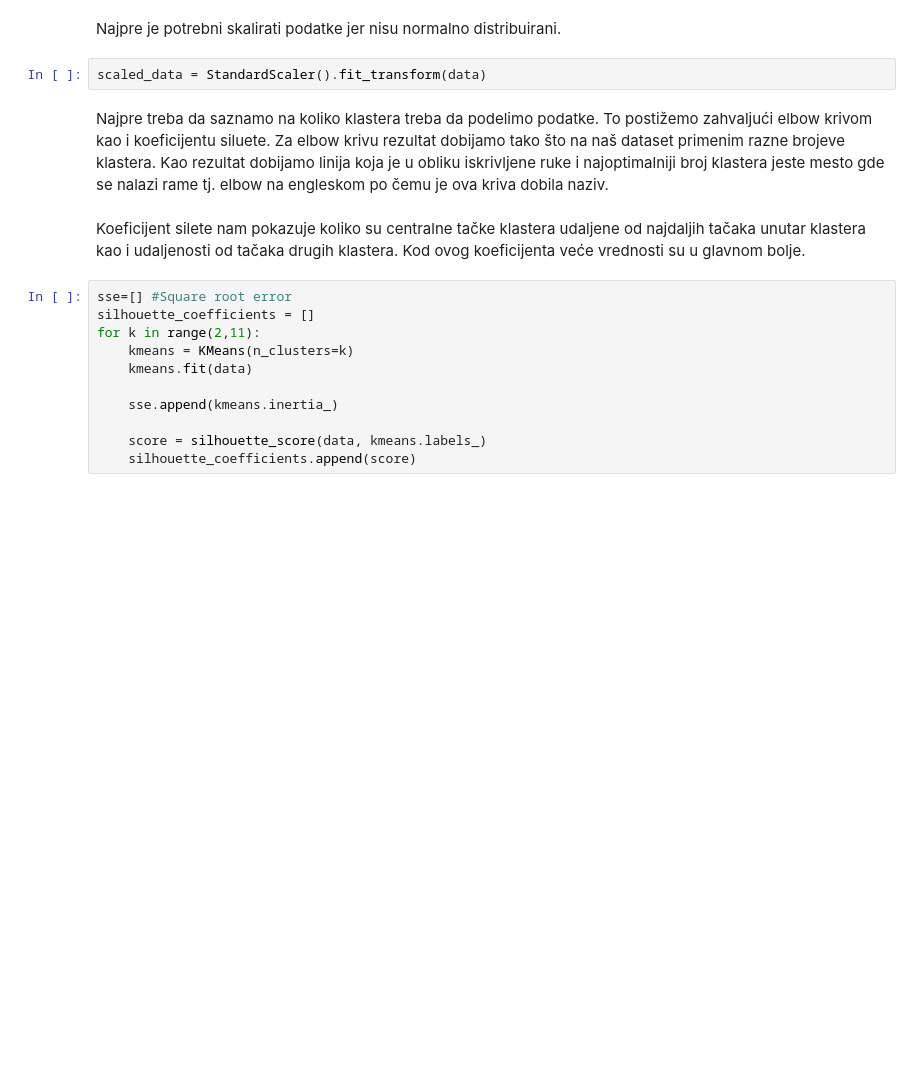
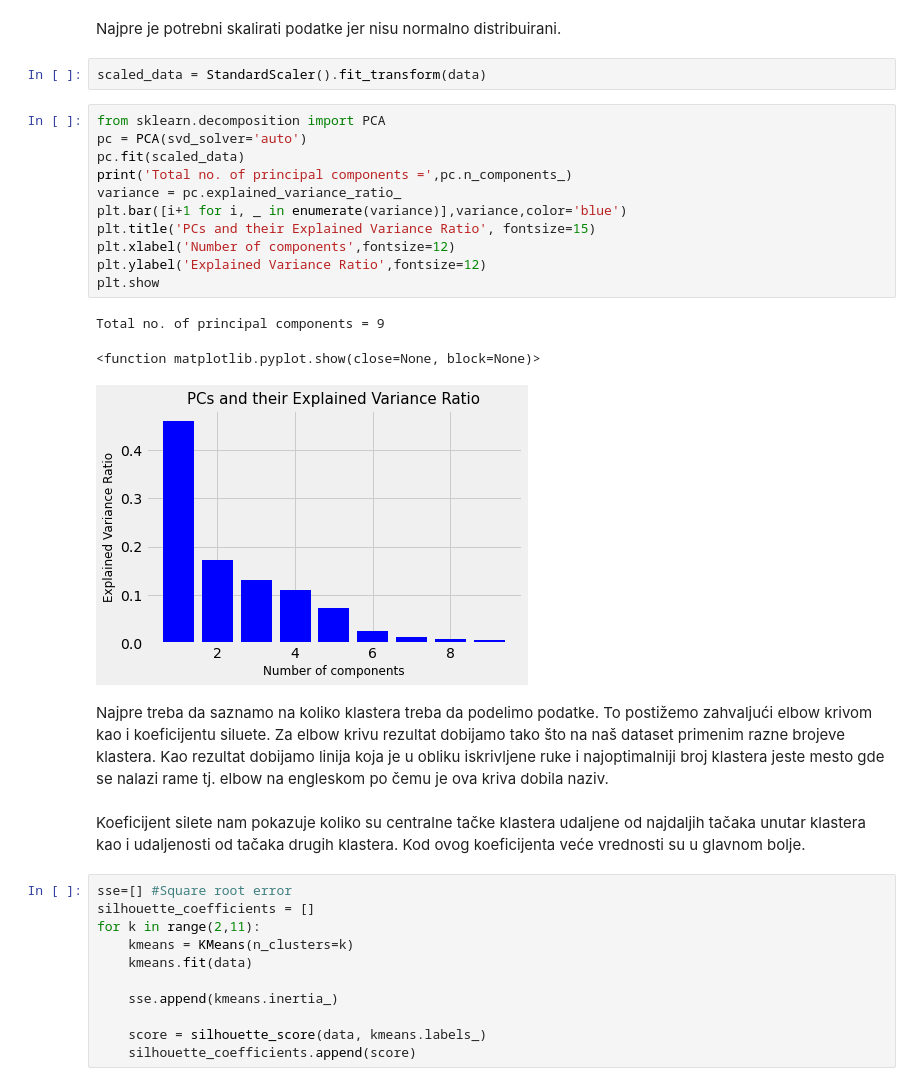
Before and after one commit to j-juric/CountryDevelopmentClustering, a Jupyter notebook: Clustering.ipynb, the cells around one changed output. Drawn from its saved outputs; the diff is of its cells as text; blank space fills up the shorter version.

```diff
--- a/Clustering.ipynb
+++ b/Clustering.ipynb
@@ -69,6 +77,21 @@ sb.pairplot(data)
 Najpre je potrebni skalirati podatke jer nisu normalno distribuirani.
 # %%
 scaled_data = StandardScaler().fit_transform(data)
+# %%
+from sklearn.decomposition import PCA
+pc = PCA(svd_solver='auto')
+pc.fit(scaled_data)
+print('Total no. of principal components =',pc.n_components_)
+variance = pc.explained_variance_ratio_
+plt.bar([i+1 for i, _ in enumerate(variance)],variance,color='blue')
+plt.title('PCs and their Explained Variance Ratio', fontsize=15)
+plt.xlabel('Number of components',fontsize=12)
+plt.ylabel('Explained Variance Ratio',fontsize=12)
+plt.show
+# %% [output]
+Total no. of principal components = 9
+<function matplotlib.pyplot.show(close=None, block=None)>
+[figure, added]
 # %% [markdown]
 Najpre treba da saznamo na koliko klastera treba da podelimo podatke. To postižemo zahvaljući elbow krivom kao i koeficijentu siluete. Za elbow krivu rezultat dobijamo tako što na naš dataset primenim razne brojeve klastera. Kao rezultat dobijamo linija koja je u obliku iskrivljene ruke i najoptimalniji broj klastera jeste mesto gde se nalazi rame tj. elbow na engleskom po čemu je ova kriva dobila naziv.
 # %% [markdown]
```
Also changed, not shown: parts of 9 cells of this notebook.
